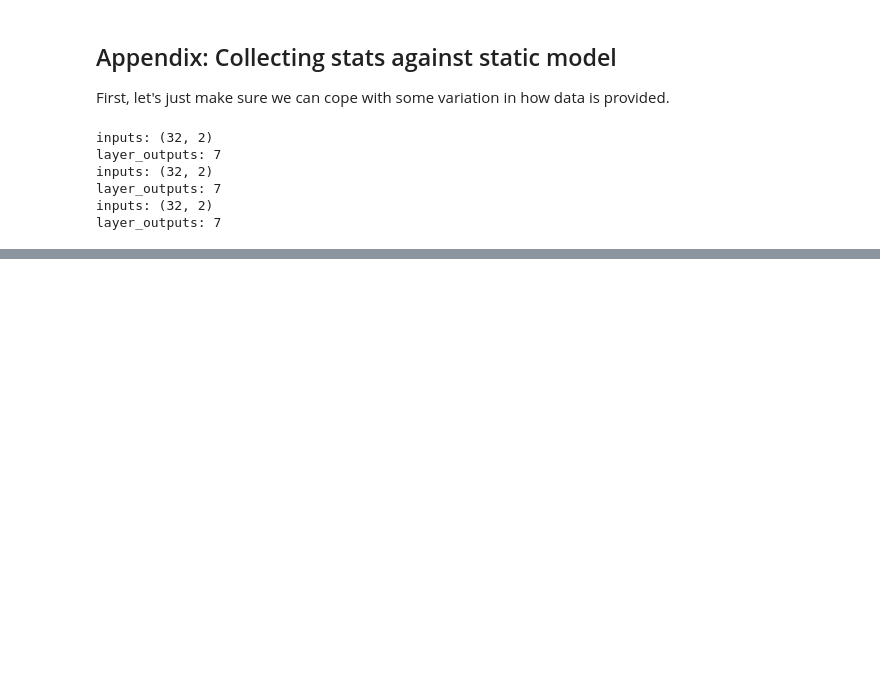
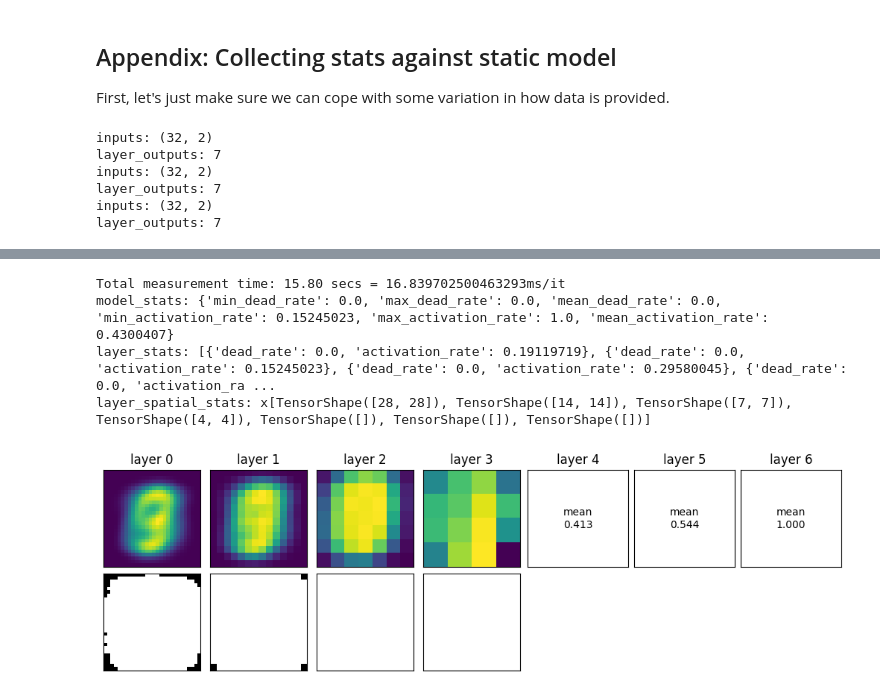
Before and after one commit to malcolmlett/training-instrumentation-toolkit, a Jupyter notebook: Learning_visualisations_v8.ipynb, the cells around one changed output, grey strips where cells are left out. Cells and saved outputs as stored; diff of their text form; code cells hidden in the pictures; blank space fills up the shorter version.

```diff
--- a/Learning_visualisations_v8.ipynb
+++ b/Learning_visualisations_v8.ipynb
@@ -490,0 +507,26 @@ Now the real work.
+# %%
+# Baseline:
+#   - about 40.64secs for full 938 batches = 43ms/it (reported around 23.09it/s)
+# Result after optimising with @tf.function:
+#   - 10 to 15s for full 938 batches = 13ms/it
+#   - same range of times with with/without progress bar, but tends to be on the upper end of the range
+model = mnist_cnn_model()
+train_X, train_Y = mnist_dataset()
+dataset = tf.data.Dataset.from_tensor_slices((train_X, train_Y)).batch(64)
+
+start = tf.timestamp()
+model_stats, layer_stats, layer_spatial_stats = toolkit.measure_unit_activity(model, dataset, include_spatial_activity=True, verbose=1)
+duration = tf.timestamp() - start
+print(f"Total measurement time: {duration.numpy():.2f} secs = {duration.numpy()/938 * 1000.0}ms/it")
+
+print(f"model_stats: {model_stats}")
+print(f"layer_stats: {layer_stats}")
+print(f"layer_spatial_stats: x{[stat.shape for stat in layer_spatial_stats]}")
+
+toolkit.plot_spatial_stats(layer_spatial_stats)
+# %% [output]
+Total measurement time: 15.80 secs = 16.839702500463293ms/it
+model_stats: {'min_dead_rate': 0.0, 'max_dead_rate': 0.0, 'mean_dead_rate': 0.0, 'min_activation_rate': 0.15245023, 'max_activation_rate': 1.0, 'mean_activation_rate': 0.4300407}
+layer_stats: [{'dead_rate': 0.0, 'activation_rate': 0.19119719}, {'dead_rate': 0.0, 'activation_rate': 0.15245023}, {'dead_rate': 0.0, 'activation_rate': 0.29580045}, {'dead_rate': 0.0, 'activation_ra ...
+layer_spatial_stats: x[TensorShape([28, 28]), TensorShape([14, 14]), TensorShape([7, 7]), TensorShape([4, 4]), TensorShape([]), TensorShape([]), TensorShape([])]
+[figure, added]
```
Also changed, not shown: parts of 34 cells of this notebook.
